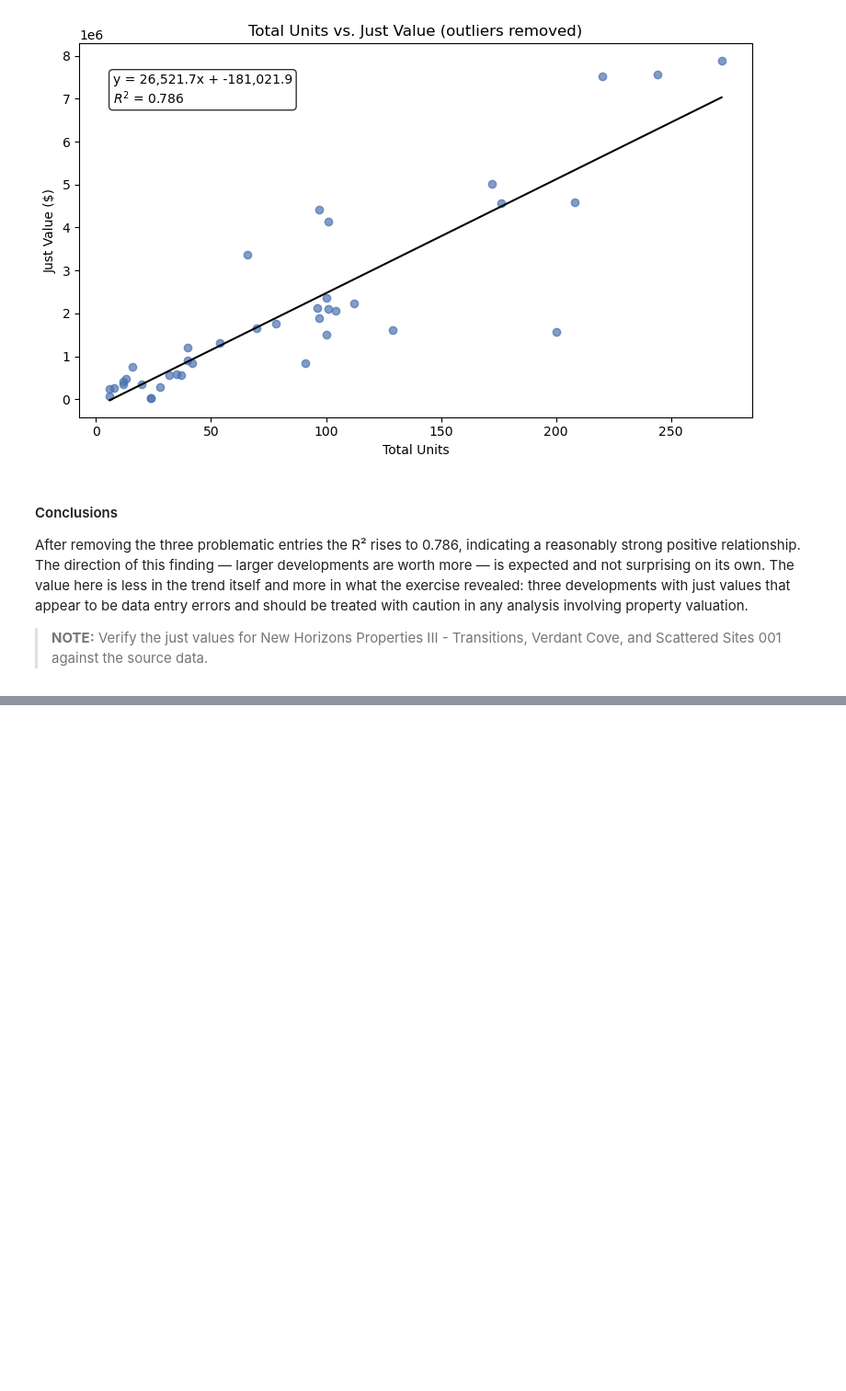
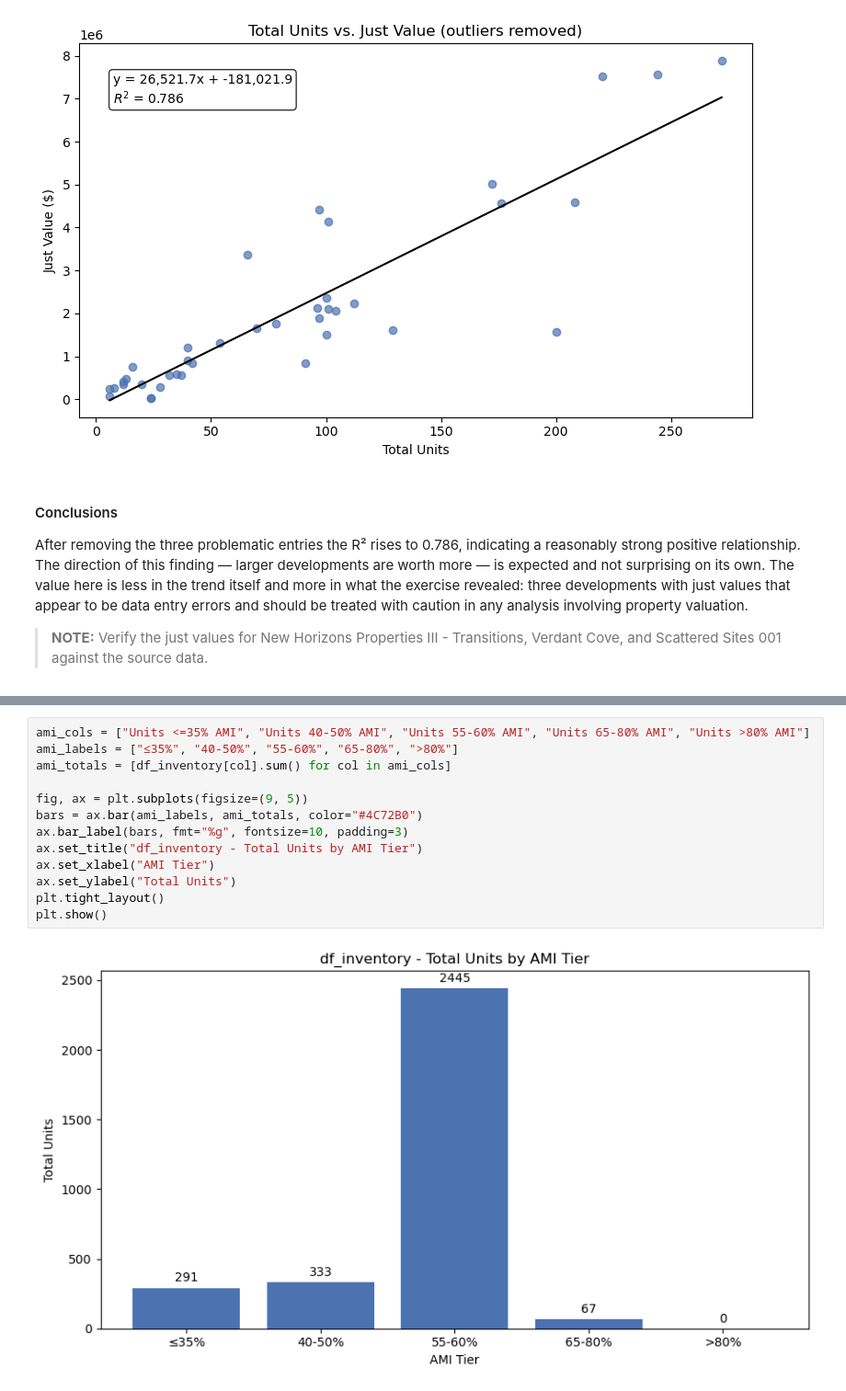
Before and after one commit to Yimo-Liu-13196/ASA-Club-Spring-2026---AHI-Analysis, a Jupyter notebook: Notebooks/03_eda_inventory.ipynb, the cells around one changed output, grey strips where cells are left out. Shown at 92% size. Saved outputs shown, nothing was run; the diff lists cells and outputs as text; blank space fills up the shorter version.

Commit message:
Add AMI tier distribution bar chart with writeup to 03

```diff
--- a/Notebooks/03_eda_inventory.ipynb
+++ b/Notebooks/03_eda_inventory.ipynb
@@ -352,0 +359,15 @@ After removing the three problematic entries the R² rises to 0.786, indicating
+# %%
+ami_cols = ["Units <=35% AMI", "Units 40-50% AMI", "Units 55-60% AMI", "Units 65-80% AMI", "Units >80% AMI"]
+ami_labels = ["≤35%", "40-50%", "55-60%", "65-80%", ">80%"]
+ami_totals = [df_inventory[col].sum() for col in ami_cols]
+
+fig, ax = plt.subplots(figsize=(9, 5))
+bars = ax.bar(ami_labels, ami_totals, color="#4C72B0")
+ax.bar_label(bars, fmt="%g", fontsize=10, padding=3)
+ax.set_title("df_inventory - Total Units by AMI Tier")
+ax.set_xlabel("AMI Tier")
+ax.set_ylabel("Total Units")
+plt.tight_layout()
+plt.show()
+# %% [output]
+[figure, added]
```
Also changed, not shown: parts of 2 cells of this notebook.
